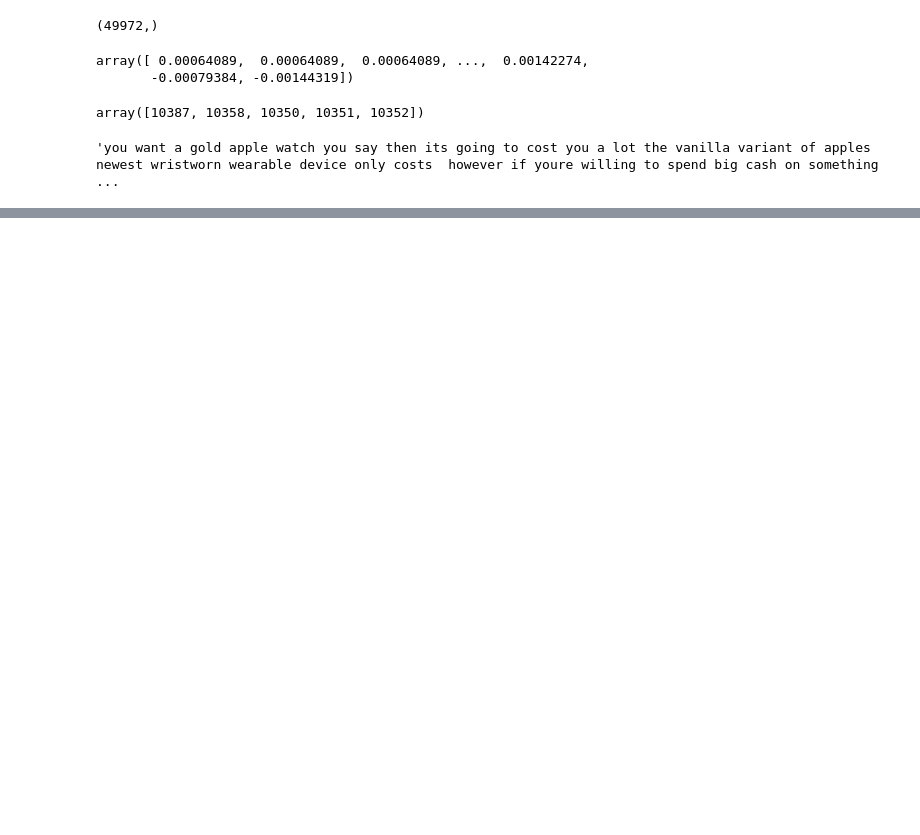
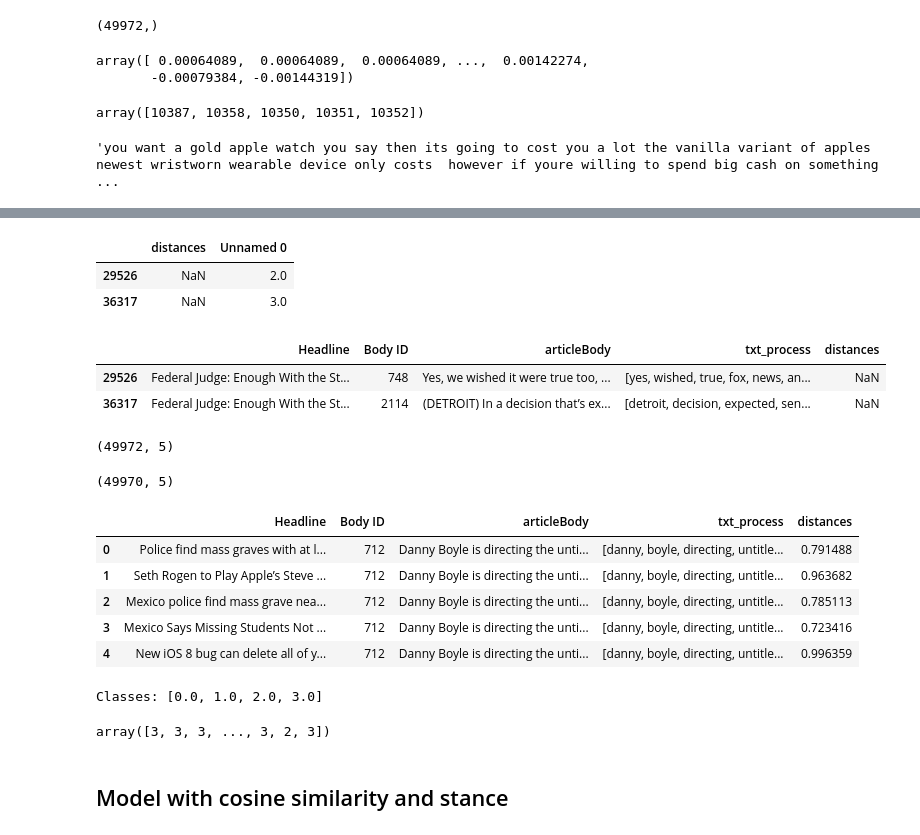
Before and after one commit to hscodes/Capstone, a Jupyter notebook: Capstone.ipynb, the cells around one changed output, grey strips where cells are left out. Drawn from its saved outputs; the diff is of its cells as text; code cells hidden in the pictures; blank space fills up the shorter version.

```diff
--- a/Capstone.ipynb
+++ b/Capstone.ipynb
@@ -657,0 +733,6 @@ pyLDAvis.gensim.prepare(ldamodel, corpus, dictionary)
+# %%
+df_fix[df_fix['distances'].isnull()==True]
+# %% [output]
+|  | distances | Unnamed 0 |
+| 29526 | NaN | 2.0 |
+| 36317 | NaN | 3.0 |
@@ -657,0 +741,19 @@ pyLDAvis.gensim.prepare(ldamodel, corpus, dictionary)
+# %%
+df_all[df_all['distances'].isnull()==True]
+# %% [output]
+|  | Headline | Body ID | articleBody | txt_process | distances |
+| 29526 | Federal Judge: Enough With the St... | 748 | Yes, we wished it were true too, ... | [yes, wished, true, fox, news, an... | NaN |
+| 36317 | Federal Judge: Enough With the St... | 2114 | (DETROIT) In a decision that’s ex... | [detroit, decision, expected, sen... | NaN |
+# %%
+#2 null values
+df_all.shape
+# %% [output]
+(49972, 5)
+# %%
+df_all = df_all.dropna(axis=0)
+
+#why does this change my df to not a df
+# %%
+df_all.shape
+# %% [output]
+(49970, 5)
@@ -657,0 +762,9 @@ pyLDAvis.gensim.prepare(ldamodel, corpus, dictionary)
+# %%
+df_all.head()
+# %% [output]
+|  | Headline | Body ID | articleBody | txt_process | distances |
+| 0 | Police find mass graves with at l... | 712 | Danny Boyle is directing the unti... | [danny, boyle, directing, untitle... | 0.791488 |
+| 1 | Seth Rogen to Play Apple’s Steve ... | 712 | Danny Boyle is directing the unti... | [danny, boyle, directing, untitle... | 0.963682 |
+| 2 | Mexico police find mass grave nea... | 712 | Danny Boyle is directing the unti... | [danny, boyle, directing, untitle... | 0.785113 |
+| 3 | Mexico Says Missing Students Not ... | 712 | Danny Boyle is directing the unti... | [danny, boyle, directing, untitle... | 0.723416 |
+| 4 | New iOS 8 bug can delete all of y... | 712 | Danny Boyle is directing the unti... | [danny, boyle, directing, untitle... | 0.996359 |
@@ -657,0 +773,13 @@ pyLDAvis.gensim.prepare(ldamodel, corpus, dictionary)
+# %%
+le = preprocessing.LabelEncoder()
+le.fit(y_train)
+print("Classes:", list(le.classes_))
+y_train_label = le.transform(y_train)
+# %% [output]
+Classes: [0.0, 1.0, 2.0, 3.0]
+# %%
+y_train_label
+# %% [output]
+array([3, 3, 3, ..., 3, 2, 3])
+# %% [markdown]
+## Model with cosine similarity and stance
```
Also changed, not shown: parts of 35 cells of this notebook.
